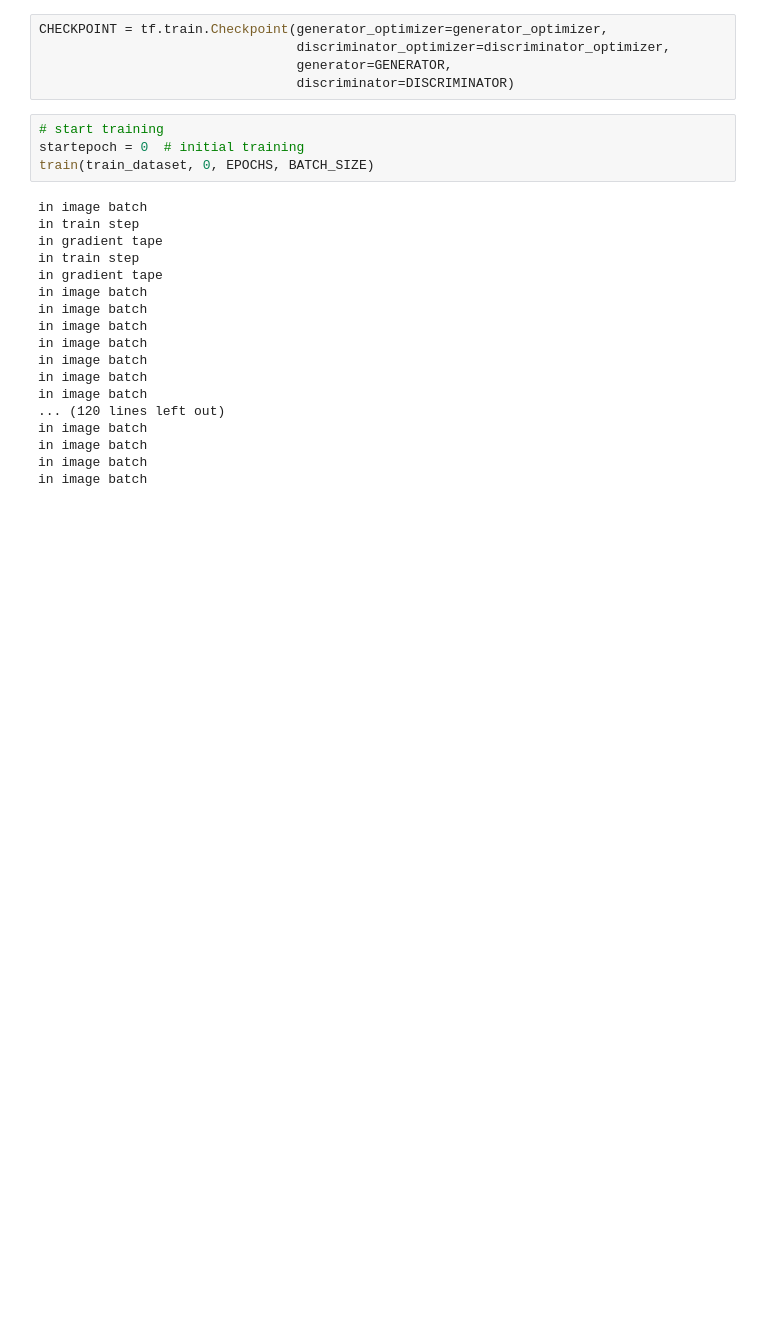
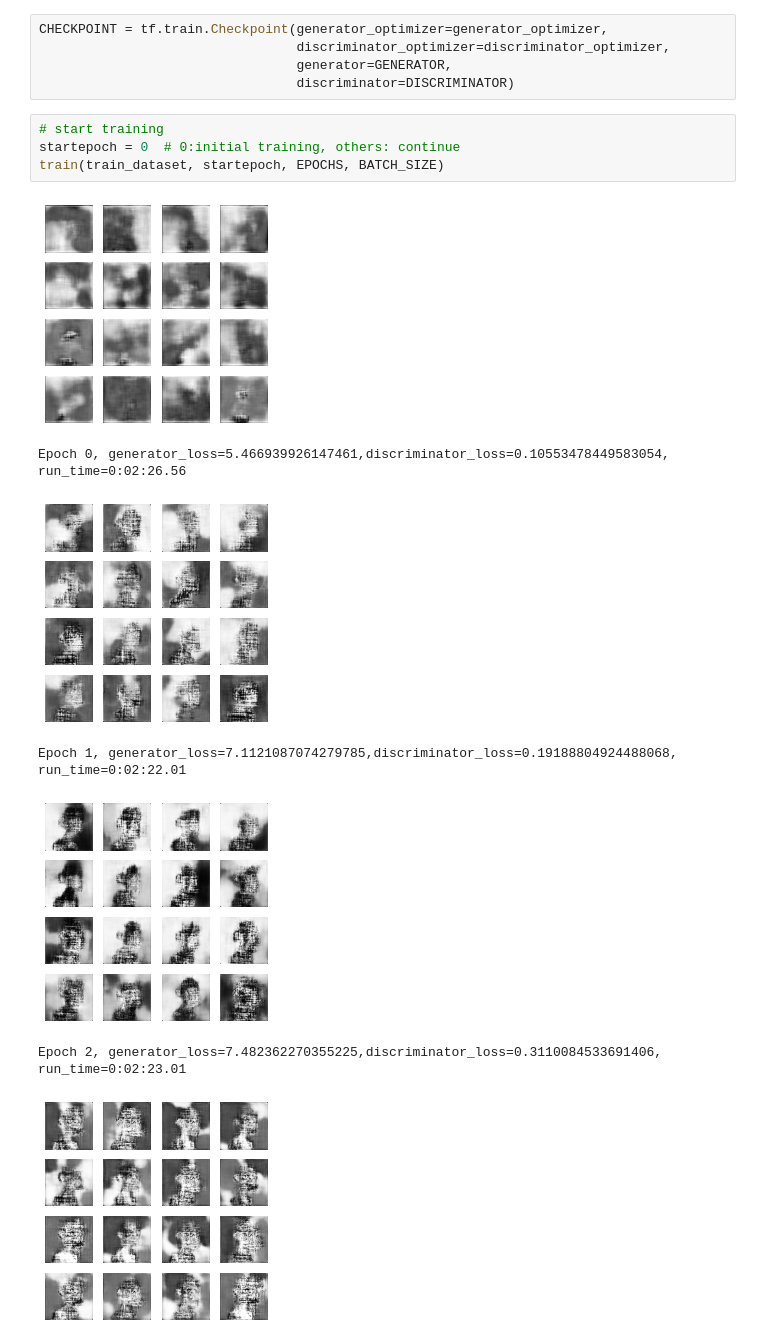
Before and after one commit to snowshine/NFTCreators, a Jupyter notebook: gan/dcgan.ipynb, the cells around one changed output. Drawn from its saved outputs; the diff is of its cells as text; blank space fills up the shorter version.

```diff
--- a/gan/dcgan.ipynb
+++ b/gan/dcgan.ipynb
@@ -294,23 +311,13 @@ CHECKPOINT = tf.train.Checkpoint(generator_optimizer=generator_optimizer,
                                  discriminator=DISCRIMINATOR)
 # %%
 # start training
-startepoch = 0  # initial training
-train(train_dataset, 0, EPOCHS, BATCH_SIZE)
+startepoch = 0  # 0:initial training, others: continue
+train(train_dataset, startepoch, EPOCHS, BATCH_SIZE)
 # %% [output]
+[figure, added]
-in image batch
-in train step
-in gradient tape
-in train step
-in gradient tape
-in image batch
-in image batch
-in image batch
-in image batch
-in image batch
-in image batch
-in image batch
-... (120 lines left out)
-in image batch
-in image batch
-in image batch
-in image batch
+Epoch 0, generator_loss=5.466939926147461,discriminator_loss=0.10553478449583054, run_time=0:02:26.56
+[figure, added]
+Epoch 1, generator_loss=7.1121087074279785,discriminator_loss=0.19188804924488068, run_time=0:02:22.01
+[figure, added]
+Epoch 2, generator_loss=7.482362270355225,discriminator_loss=0.3110084533691406, run_time=0:02:23.01
+[figure, added]
```
Also changed, not shown: parts of 13 cells of this notebook.
